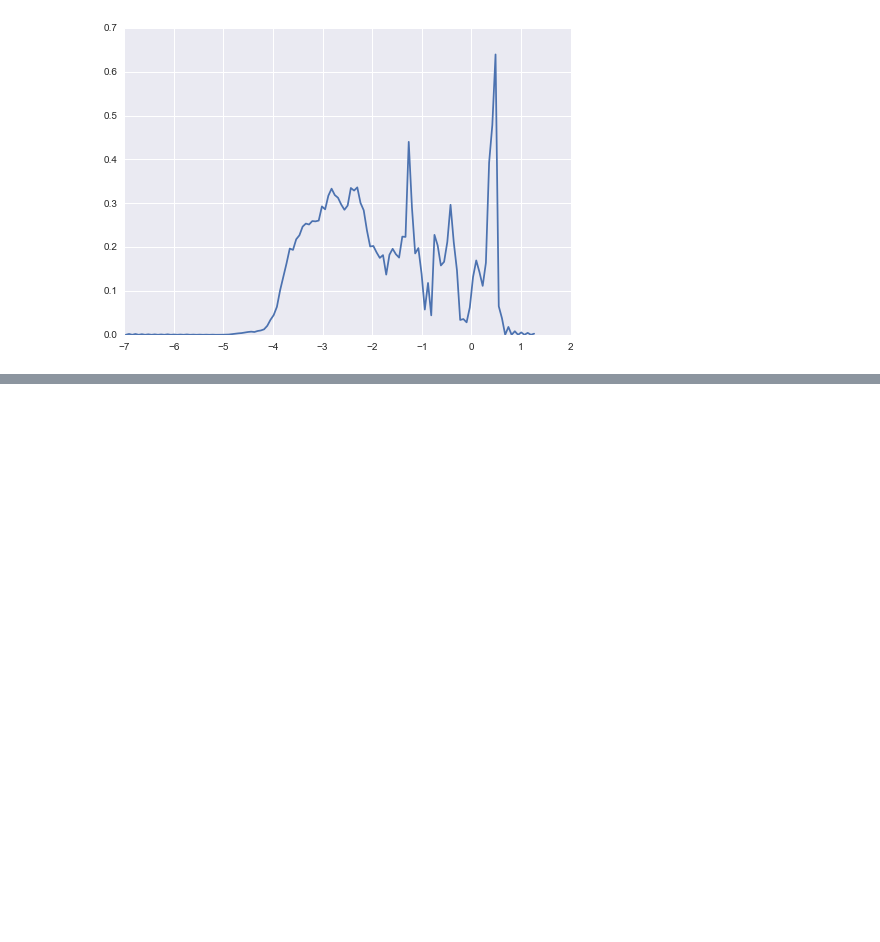
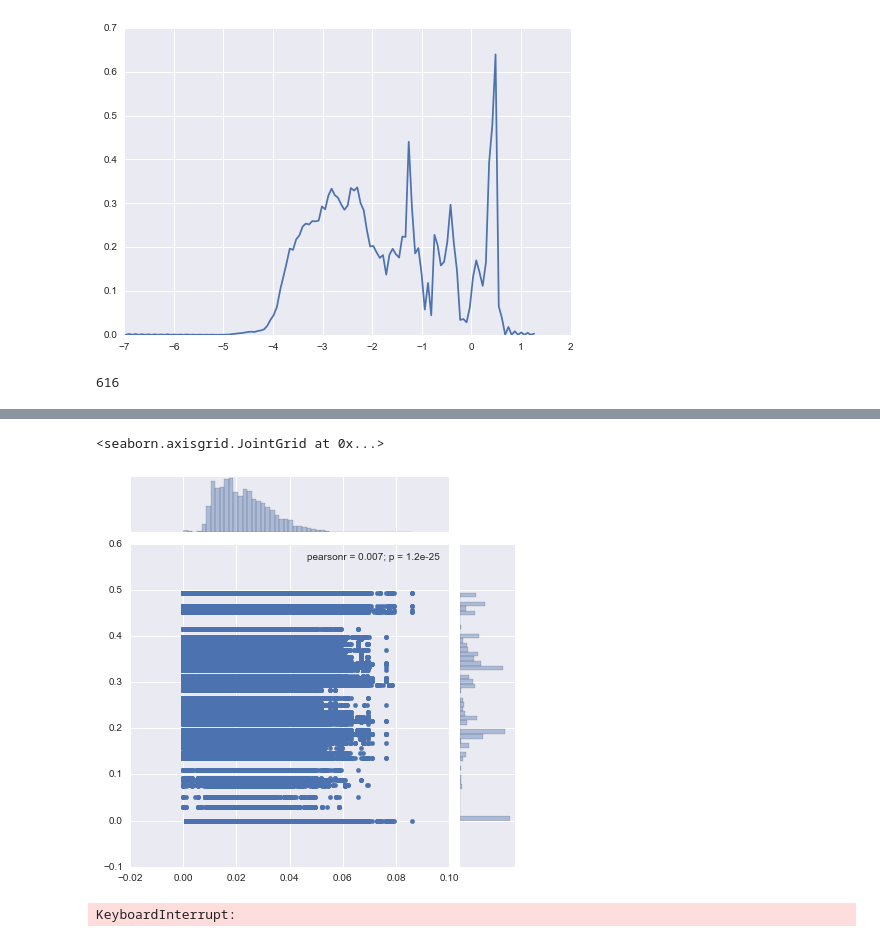
Before and after one commit to ryneches/SuchTree, a Jupyter notebook: examples.ipynb, the cells around one changed output, grey strips where cells are left out. Drawn from its saved outputs; the diff is of its cells as text; code cells hidden in the pictures; blank space fills up the shorter version.

```diff
--- a/examples.ipynb
+++ b/examples.ipynb
@@ -424,3 +480,13 @@ seaborn.kdeplot(log(D1), bw=0.02 )
 # %% [output]
 <matplotlib.axes._subplots.AxesSubplot at 0x...>
 [figure]
+# %%
+len(clade.linked_leafsA)
+# %% [output]
+616
+# %%
+a,b = clade.linked_distances()
+print len(a)
+%time pearson( a, b )
+seaborn.jointplot( a, b )
+# %% [output]
@@ -426,0 +496,12 @@ seaborn.kdeplot(log(D1), bw=0.02 )
+<seaborn.axisgrid.JointGrid at 0x...>
+[figure, added]
+# %%
+%%time
+clades = []
+for n,clade in enumerate(linked_clades(SLT)) :
+    if n > 1000 : break
+    if clade.n_links < 5 : continue
+
+    clades.append(clade.sample_linked_distances())
+# %% [output]
+KeyboardInterrupt:
```
Also changed, not shown: parts of 32 cells of this notebook, 2 other files.
